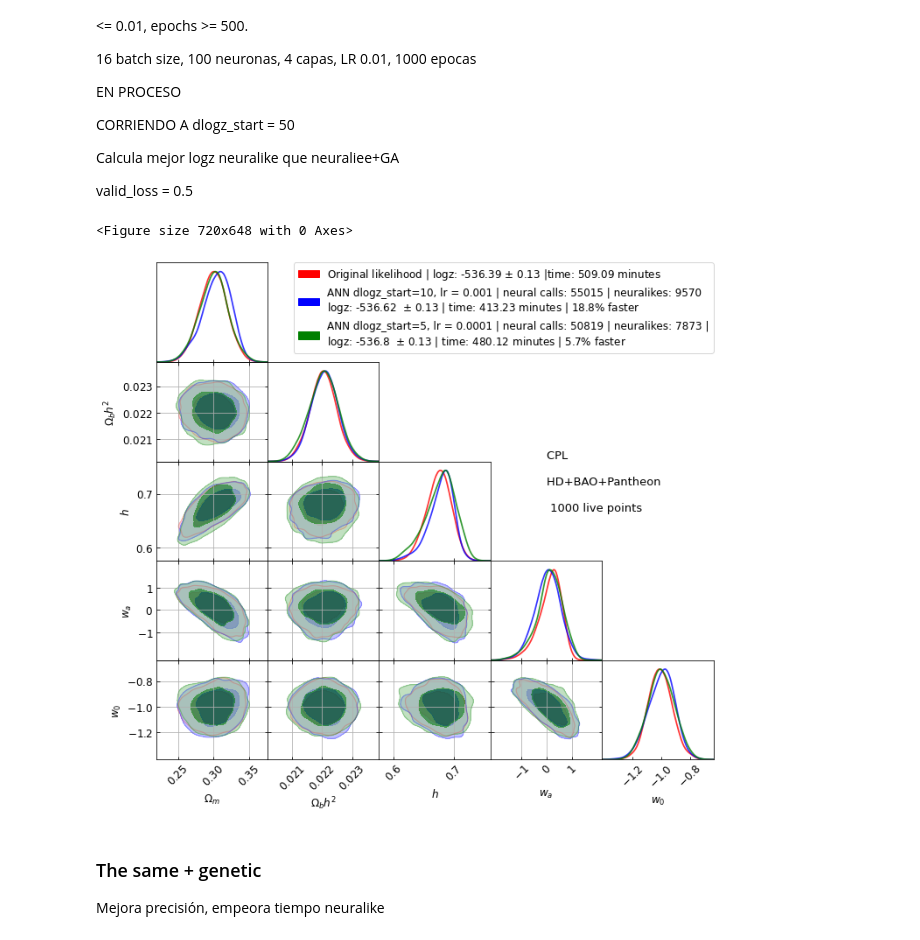
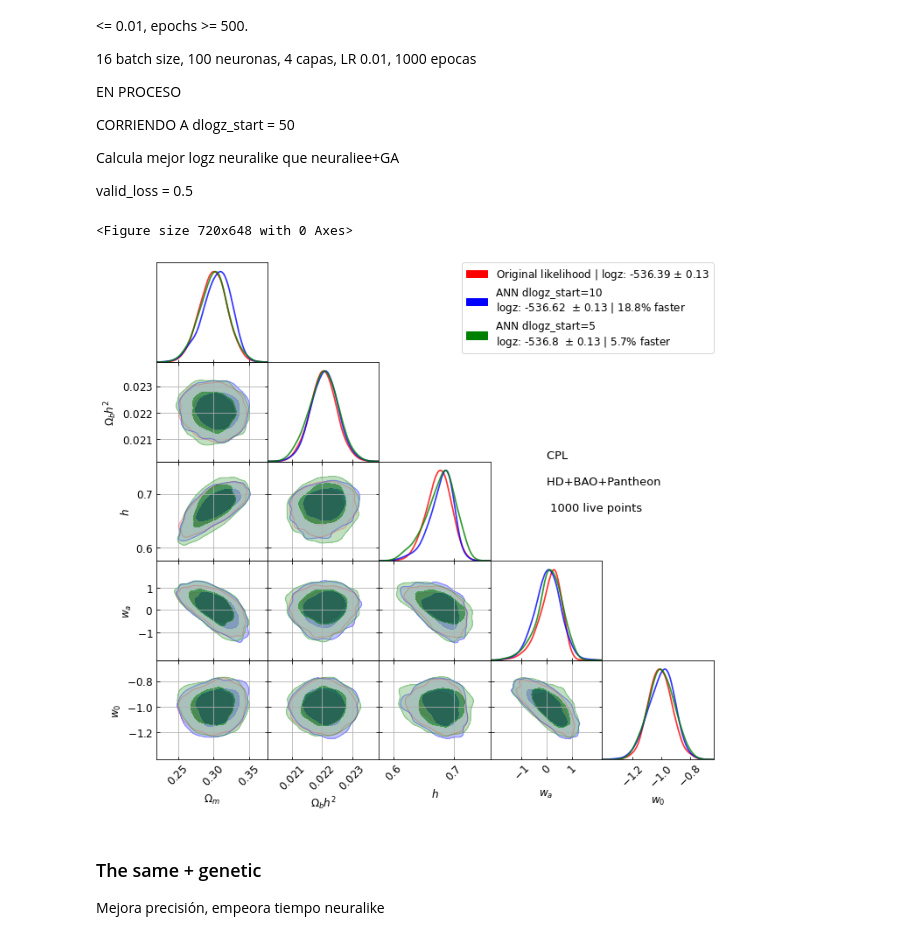
Before and after one commit to igomezv/cosmo_tools, a Jupyter notebook: models/neural/neuralike/posteriors_neuralike_2023.ipynb, the cells around one changed output. Drawn from its saved outputs; the diff is of its cells as text; code cells hidden in the pictures.

Commit message:
update notebook neuralike posteriors

```diff
--- a/models/neural/neuralike/posteriors_neuralike_2023.ipynb
+++ b/models/neural/neuralike/posteriors_neuralike_2023.ipynb
@@ -68,42 +68,46 @@ g.triangle_plot(roots1, ['Om','Obh2', 'h', 'wa', 'w'],
                                'alphas':[0.8, 0.8, 0.8]},
                 colors=['red', 'blue', 'green', 'purple', 'orange'],
                 alphas = [0.4, 0.6, 0.6],
-                legend_labels=['Original likelihood | logz: -536.39 $\pm$ 0.13 |time: 509.09 minutes' ,
+                legend_labels=['Original likelihood | logz: -536.39 $\pm$ 0.13' ,
 #                                'ANN dlogz=50, neural calls: 79968 | neuralikes: 13069 | \n'
 #                                    'lr=0.001 | time: 358.67 minutes',
 #                                'ANN dlogz=20| neural calls: 63968 | neuralikes: 11024\n
 #                                  'time: 400.063 ',
-                               'ANN dlogz_start=10, lr = 0.001 | neural calls: 55015 | neuralikes: 9570\n'
-                               'logz: -536.62  $\pm$ 0.13 | time: 413.23 minutes | 18.8% faster',
-                               'ANN dlogz_start=5, lr = 0.0001 | neural calls: 50819 | neuralikes: 7873 |\n'
-                               'logz: -536.8  $\pm$ 0.13 | time: 480.12 minutes | 5.7% faster'
+#                                'ANN dlogz_start=10 | lr = 0.001 | \n'
+#                                neural calls: 55015 | neuralikes: 9570\n'
+                               'ANN dlogz_start=10 \n'
+                               'logz: -536.62  $\pm$ 0.13 | 18.8% faster',
+#                                'ANN dlogz_start=5 | lr = 0.0001 | \n'
+                               'ANN dlogz_start=5 \n'
+                               'logz: -536.8  $\pm$ 0.13 | 5.7% faster'
+#                                neural calls: 50819 | neuralikes: 7873 |
                               ],
                 legend_loc='upper right',
                 filled = True,
                 normalized=False, shaded=False,
 #                 param_limits={'mquin': [0, 3], 'mphan':[0, 2], 'beta':[-8, 12]},
 
 #                 parampriors={'mquin': [0, 3], 'mphan':[0, 2], 'beta':[-8, 12]}
            )
 
 g.subplots[1,0].grid(True)
 g.subplots[2,0].grid(True)
 g.subplots[2,1].grid(True)
 g.subplots[3,0].grid(True)
 g.subplots[3,1].grid(True)
 g.subplots[3,2].grid(True)
 g.subplots[4,0].grid(True)
 g.subplots[4,1].grid(True)
 g.subplots[4,2].grid(True)
 g.subplots[4,3].grid(True)
 
 
 g.add_text('CPL \n\nHD+BAO+Pantheon \n\n 1000 live points', x= -0.5, y=2.8, fontsize=13)
 
 plt.savefig("wacdm_neuralike_corner.png", dpi=100)
 # %% [output]
 <Figure size 720x648 with 0 Axes>
-[figure, old version]
+[figure, new version]
 # %% [markdown]
 ### The same + genetic
 
```
Also changed, not shown: parts of 5 cells of this notebook.
